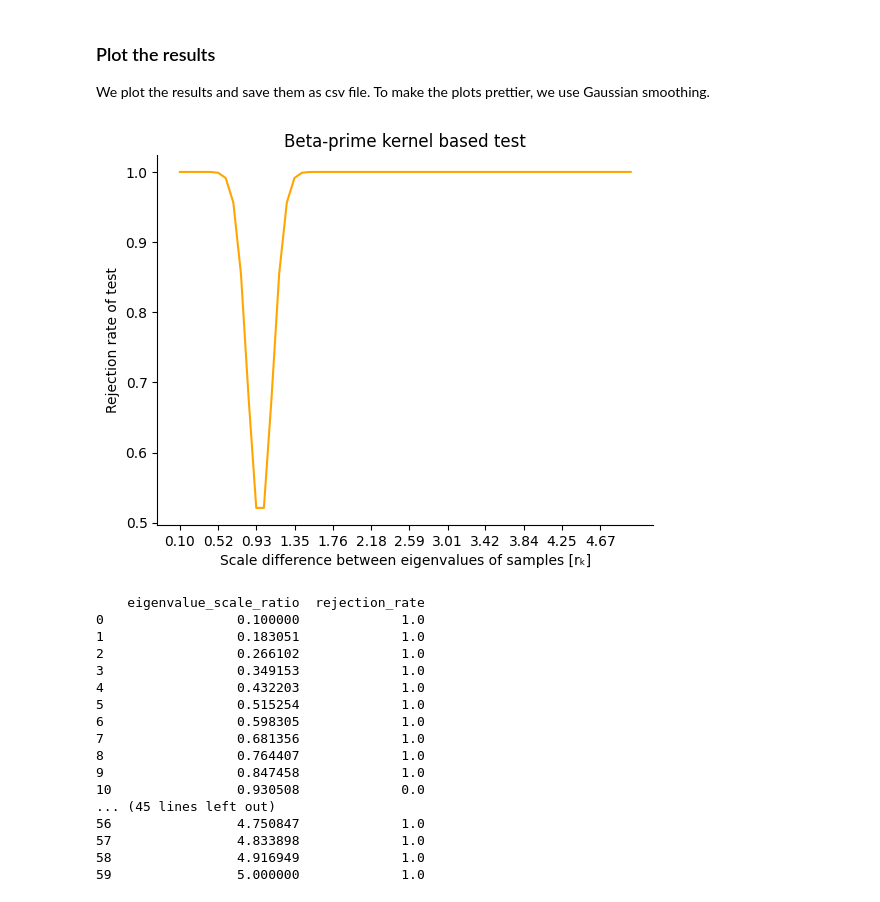
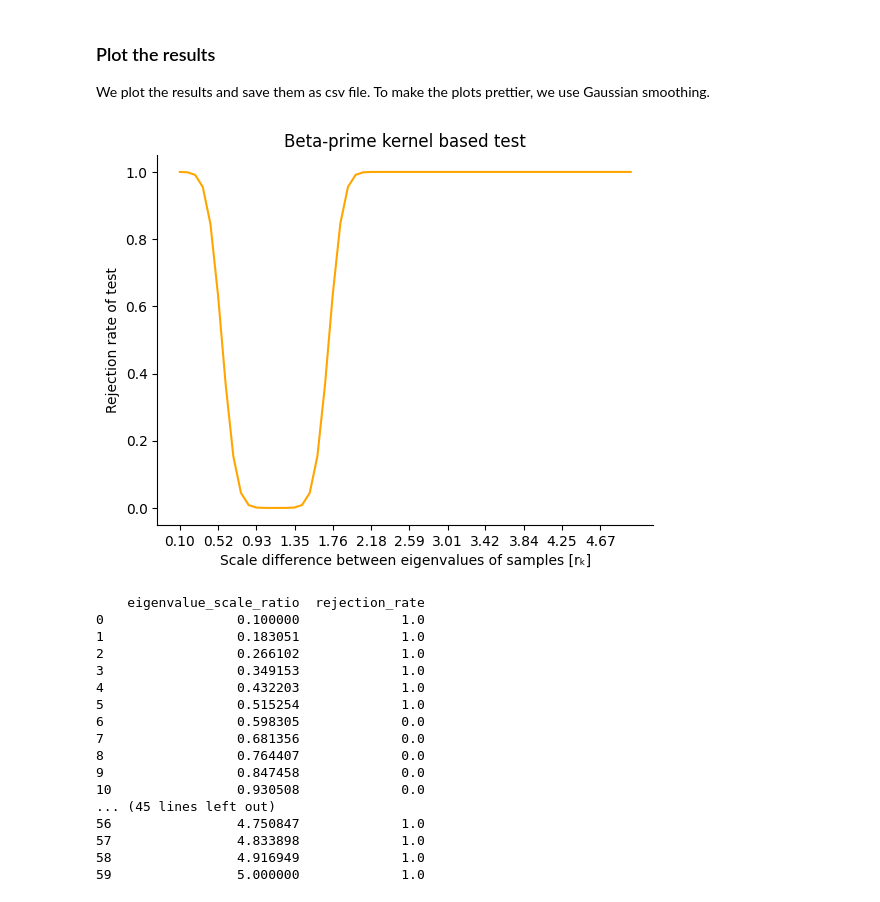
Before and after one commit to KumarRishabh/Kernel-Experiments, a Jupyter notebook: notebook_twosampletest.ipynb, the cells around one changed output. Drawn from its saved outputs; the diff is of its cells as text; code cells hidden in the pictures.

```diff
--- a/notebook_twosampletest.ipynb
+++ b/notebook_twosampletest.ipynb
@@ -253,8 +255,8 @@ def eff_kernel_test(func, level, sampleA, sampleB):
 We run num_tests tests per sample pairing. the sample pairings are created as follows: we fix the eigenvalue range [locA, locA + scaleA] for sample A. Then we fix the eigenvalue range for sample B as [mult * locA, mult*locA + scaleB]. Then, we generate the two samples and run the efficient linear time two-sample-test and average the rejection rate to have a somewhat robust result for how the kernels perform.
 # %%
 #sample specs
-num = 1000 #sample size # Initially set to 100
-size = 10 #of matrices # Initially set to 3
+num = 100 #sample size # Initially set to 100
+size = 3 #of matrices # Initially set to 3
 diff_loc = 0
 diff_scale = 0
 locA = 30 #lower bound for eigenvals in sample A
@@ -308,37 +310,37 @@ import pandas as pd
 from scipy.ndimage import gaussian_filter1d
 import matplotlib.pyplot as plt
 
-# kernel='Beta-prime'
-kernel =
+kernel='Beta-prime'
+# kernel =
 
 #gaussian smoothing
 factors_gau= factors
 results_gau = results
 smooth_gau = gaussian_filter1d(results_gau, sigma=1.5)
 
 
 #plot
 fig, ax = plt.subplots()
 
 ax.plot(factors_gau, smooth_gau, color='orange')
 ax.spines['top'].set_visible(False)
 ax.spines['right'].set_visible(False)
 ax.set_title(kernel +' kernel based test')
 ax.set_xlabel('Scale difference between eigenvalues of samples [r\u2096]')
 ax.set_ylabel('Rejection rate of test')
 ax.set_xticks(np.round(factors[::5],2))
 # plt.savefig('/Users/franziskussteinert/Library/Mobile Documents/com~apple~CloudDocs/NTU Singapore/Work/Comp/test_results_'+kernel+f'_factors{num_factors}_scale{locA}_numtests{num_tests}.svg', format='svg', dpi=300)
 plt.show()
 
 #save test results
 factors_series = pd.Series(factors)
 results_series = pd.Series(results)
 test_results = pd.concat([factors_series, results_series], axis=1)
 test_results.columns = ['eigenvalue_scale_ratio','rejection_rate']
 print(test_results)
 # test_results.to_csv('/Users/franziskussteinert/Library/Mobile Documents/com~apple~CloudDocs/NTU Singapore/Work/Comp/test_results_'+kernel +f'_factors{num_factors}_scale{locA}_numtests{num_tests}.csv')
 # %% [output]
-[figure, old version]
+[figure, new version]
     eigenvalue_scale_ratio  rejection_rate
 0                 0.100000             1.0
 1                 0.183051             1.0
@@ -346,10 +348,10 @@ print(test_results)
 3                 0.349153             1.0
 4                 0.432203             1.0
 5                 0.515254             1.0
-6                 0.598305             1.0
-7                 0.681356             1.0
-8                 0.764407             1.0
-9                 0.847458             1.0
+6                 0.598305             0.0
+7                 0.681356             0.0
+8                 0.764407             0.0
+9                 0.847458             0.0
 10                0.930508             0.0
 ... (45 lines left out)
 56                4.750847             1.0
```
Also changed, not shown: parts of 8 cells of this notebook, 1 other file.
